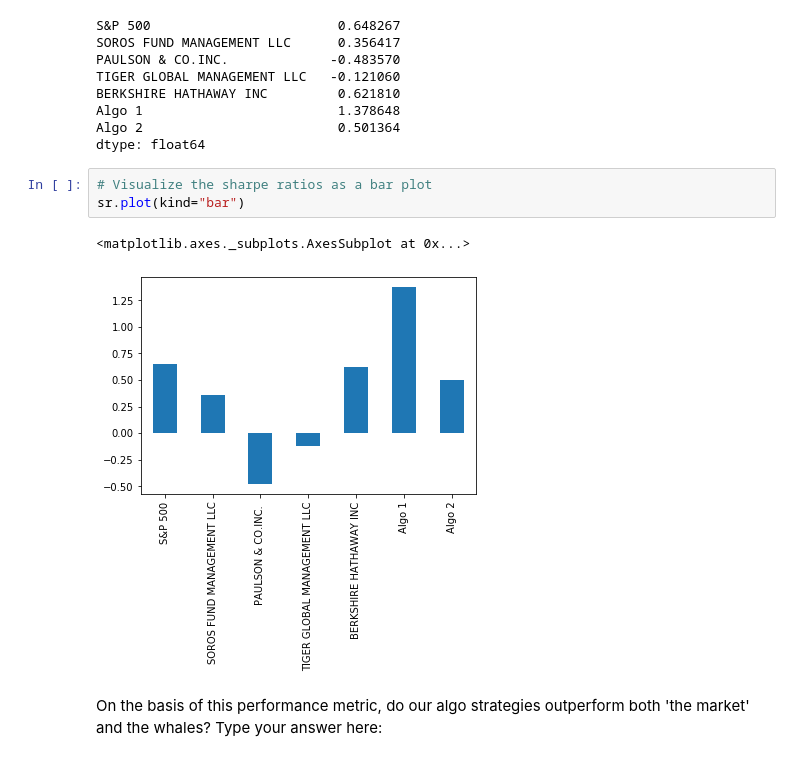
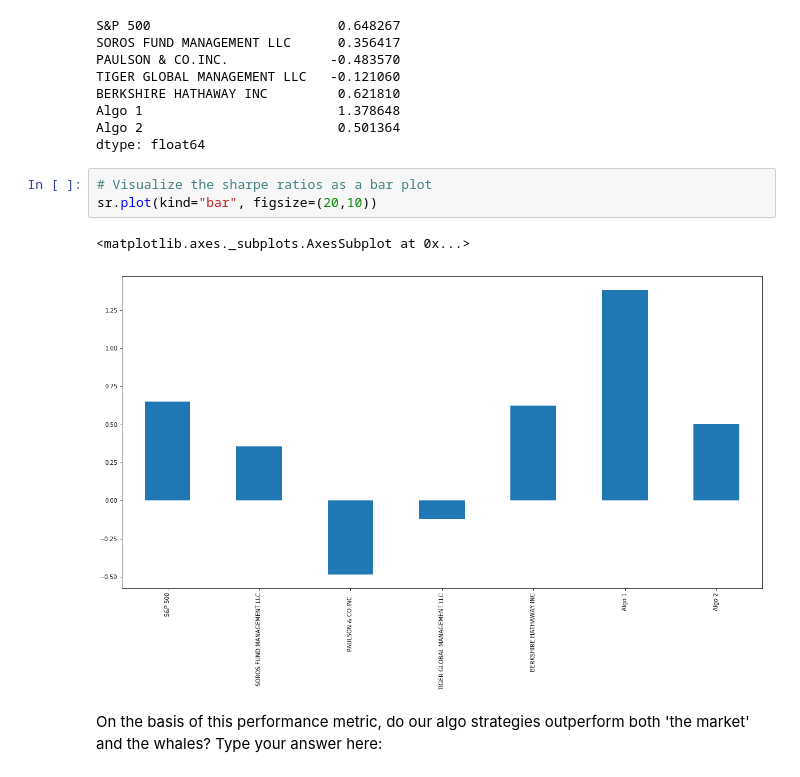
Before and after one commit to okarowolaju/python-homework, a Jupyter notebook: pandas/Whale/Starter_Code/whale_analysis.ipynb, the cells around one changed output. Cells and saved outputs as stored; diff of their text form.

```diff
--- a/pandas/Whale/Starter_Code/whale_analysis.ipynb
+++ b/pandas/Whale/Starter_Code/whale_analysis.ipynb
@@ -286,10 +286,10 @@ Algo 2                         0.501364
 dtype: float64
 # %%
 # Visualize the sharpe ratios as a bar plot
-sr.plot(kind="bar")
+sr.plot(kind="bar", figsize=(20,10))
 # %% [output]
 <matplotlib.axes._subplots.AxesSubplot at 0x...>
-[figure, old version]
+[figure, new version]
 # %% [markdown]
 On the basis of this performance metric, do our algo strategies outperform both 'the market' and the whales? Type your answer here:
 # %% [markdown]
```
Also changed, not shown: parts of 16 cells of this notebook.
